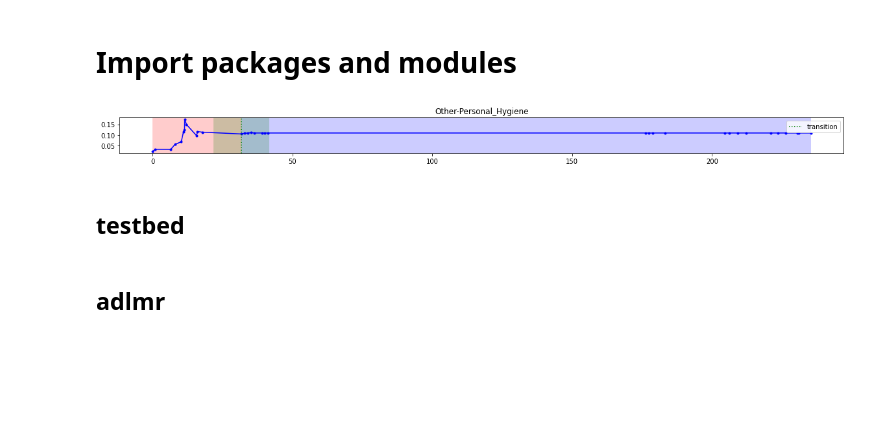
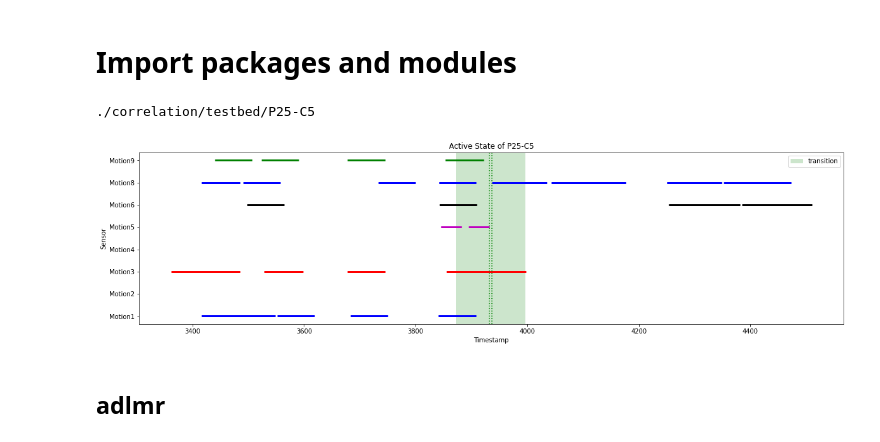
Before and after one commit to cdsnlab/AIoTService, a Jupyter notebook: segmentation/correlation.ipynb, the cells around one changed output. Cells and saved outputs as stored; diff of their text form; code cells hidden in the pictures; blank space fills up the shorter version.

```diff
--- a/segmentation/correlation.ipynb
+++ b/segmentation/correlation.ipynb
@@ -28,3 +29,57 @@ result = correlation("hh101","RuLSIF")
+# %%
+from module_.validation import check_active_state
+
+fig = plt.figure(figsize=(20, 5))
+ax = plt.axes()
+
+colorstring = "bgrcmk"
+
+threshold = 60
+
+for d, folder in enumerate(glob("./correlation/testbed/*")):
+
+    if d!=1:
+        continue
+    print(folder)
+    pair = folder.split("/")[-1].split(".")[0]
+    episode = np.load("{}/episode.npy".format(folder))
+    transition = np.load("{}/label.npy".format(folder))[0]
+
+    start_time = float(episode[0,2])
+    transition_time_l = float(episode[transition-1,2])-start_time
+    transition_time_r = float(episode[transition,2])-start_time
+
+    correlation = np.load("{}/relationships.npy".format(folder))
+
+    active_dict = check_active_state(episode)
+
+    ax.set_title('Active State of {}'.format(pair))
+    ax.set_xlabel("Timestamp"); ax.set_ylabel("Sensor")
+    ax.set_yticks(range(1, len(active_dict.keys())+1))
+    ax.set_yticklabels(active_dict.keys())
+
+    for i, item in enumerate(active_dict.items()):
+        k, v = item
+        for fragment in v:
+            # if fragment[0]>transition_time_l-600 and fragment[1]<transition_time_r+600:
+            ax.hlines(y=i+1, xmin=fragment[0], xmax=fragment[1], linewidth=3, color=colorstring[i%len(colorstring)-1])
+
+    plt.axvline(
+        x=transition_time_l, color="g", linestyle=":"
+    )
+    plt.axvline(
+        x=transition_time_r, color="g", linestyle=":"
+    )
+    plt.axvspan(max(0, transition_time_l-threshold), min(transition_time_r+threshold, float(episode[-1,2])-float(episode[0,2])),
+        facecolor='g', alpha=0.2, label="transition"
+    )
+
+    plt.legend()
+
+    break
+# %% [output]
+./correlation/testbed/P25-C5
+[figure, added]
 # %%
 from module_.dataLoader import dataLoader
 
@@ -41,8 +88,8 @@ labels = np.load("./correlation/dataload/hh101/labels.npy")
 from module_.prototype import coefficient
 # import numpy as np
 
-test_idx = 30
-episode, transition, label = episodes[test_idx], transitions[test_idx], labels[test_idx]
+# test_idx = 6
+# episode, transition, label = episodes[test_idx], transitions[test_idx], labels[test_idx]
 
 states = coefficient(episode, lambda_=5)
 
@@ -50,29 +97,25 @@ fig = plt.figure(figsize=(20, 1))
 ax = fig.add_subplot(1, 1, 1)
 
 timestamps=[float(timestamp)-float(episode[0,2]) for timestamp in episode[:,2]]
-transition_timestamp = float(episode[transition,2])-float(episode[0,2])
+transition_timestamp_r = float(episode[transition,2])-float(episode[0,2])
+transition_timestamp_l = float(episode[transition-1,2])-float(episode[0,2])
 
 # print(states)
 
 plt.plot(timestamps, states, '.-', color='b')
-plt.title(label)
-plt.axvline(x=transition_timestamp, linestyle=":", color="g", label="transition")
-plt.axvspan(0, transition_timestamp, facecolor='r', alpha=0.2,
+# plt.title(label)
+# plt.axvline(x=transition_timestamp_l, linestyle=":", color="g")
+# plt.axvline(x=transition_timestamp_r, linestyle=":", color="g")
+plt.axvspan(0, transition_timestamp_l, facecolor='r', alpha=0.2,
     #label=label.split("-")[0]
 )
-plt.axvspan(transition_timestamp, float(episode[-1,2])-float(episode[0,2]),
+plt.axvspan(transition_timestamp_r, float(episode[-1,2])-float(episode[0,2]),
     facecolor='b', alpha=0.2,
 #    label=label.split("-")[1]
 )
-plt.axvspan(max(0, transition_timestamp-10), min(transition_timestamp+10, float(episode[-1,2])-float(episode[0,2])),
-    facecolor='g', alpha=0.2
+plt.axvspan(max(0, transition_timestamp_l-threshold), min(transition_timestamp_r+threshold, float(episode[-1,2])-float(episode[0,2])),
+    facecolor='g', alpha=0.2, label="transition"
 )
 plt.legend()
 plt.show()
 # print(transition)
-# print(episode[max(0,transition-10):transition+10])
-# print(states[max(0,transition-10):transition+10])
-# %% [output]
-[figure, removed]
-# %% [markdown]
-## testbed
```
Also changed, not shown: parts of 16 cells of this notebook, 5 other files.
